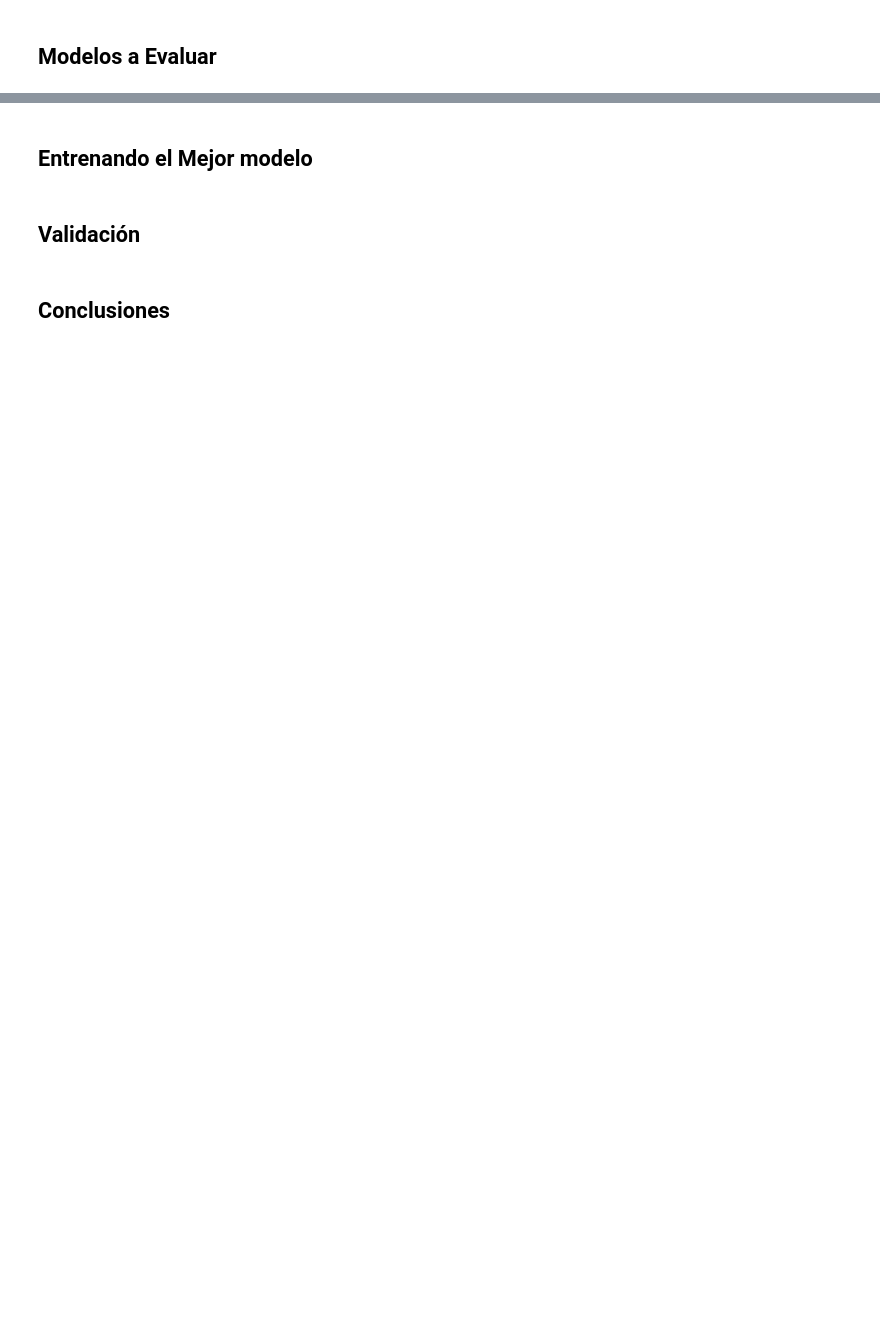
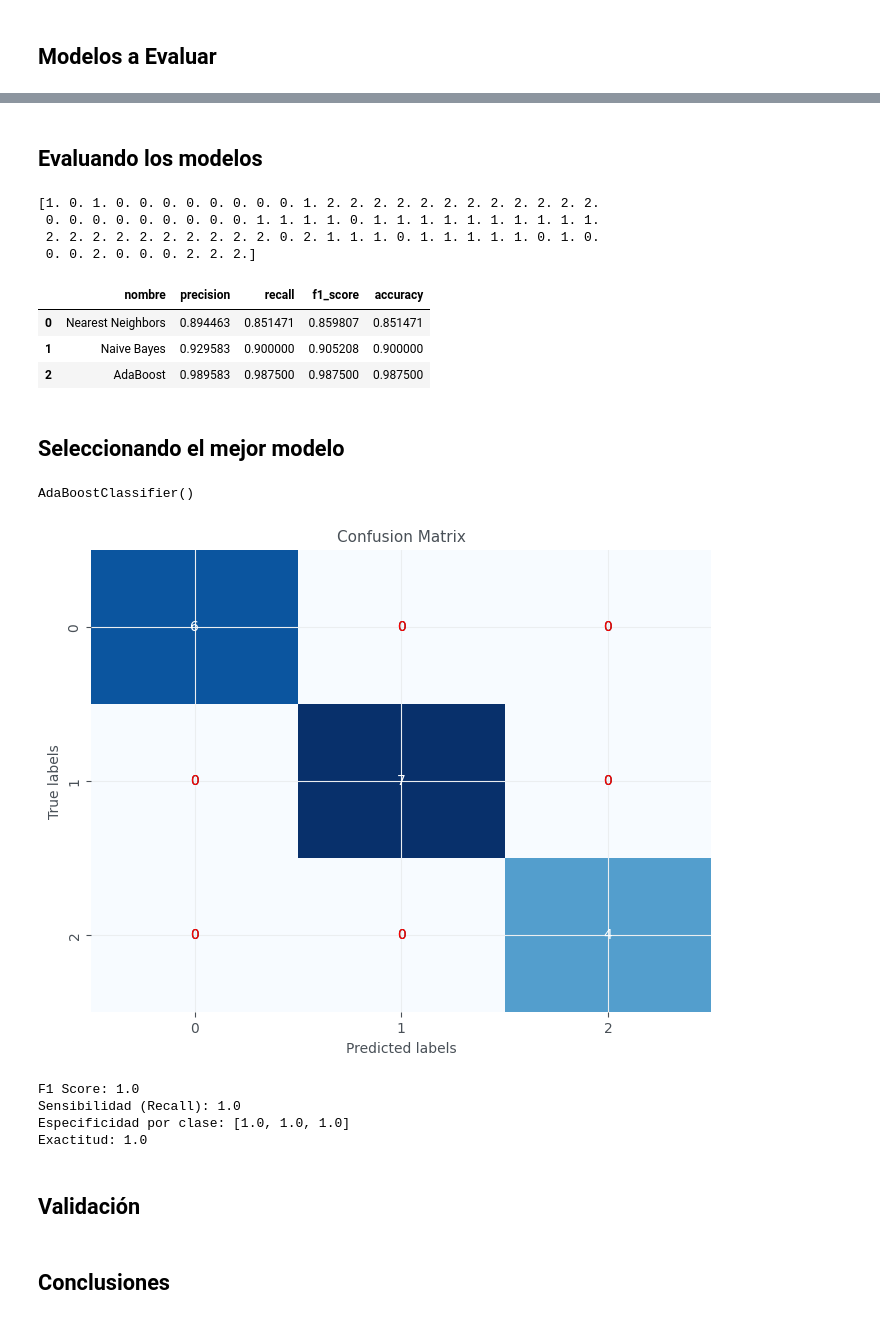
Before and after one commit to Ariana1998/cdsiPractica4, a Jupyter notebook: Notebook.ipynb, the cells around one changed output, grey strips where cells are left out. Cells and saved outputs as stored; diff of their text form; code cells hidden in the pictures; blank space fills up the shorter version.

```diff
--- a/Notebook.ipynb
+++ b/Notebook.ipynb
@@ -507,0 +584,18 @@ dtype: int64
+# %% [markdown]
+## Evaluando los modelos
+# %%
+from sklearn.preprocessing import OrdinalEncoder
+import numpy as np
+
+encoder = OrdinalEncoder(categories=[['Bajo', 'Moderado', 'Grave']])
+
+Y_2D = Y.values.reshape(-1, 1)
+data_encoded_2D = encoder.fit_transform(Y_2D)
+data_encoded = data_encoded_2D.ravel()
+
+print(data_encoded)
+# %% [output]
+[1. 0. 1. 0. 0. 0. 0. 0. 0. 0. 0. 1. 2. 2. 2. 2. 2. 2. 2. 2. 2. 2. 2. 2.
+ 0. 0. 0. 0. 0. 0. 0. 0. 0. 1. 1. 1. 1. 0. 1. 1. 1. 1. 1. 1. 1. 1. 1. 1.
+ 2. 2. 2. 2. 2. 2. 2. 2. 2. 2. 0. 2. 1. 1. 1. 0. 1. 1. 1. 1. 1. 0. 1. 0.
+ 0. 0. 2. 0. 0. 0. 2. 2. 2.]
@@ -508,5 +652,63 @@ dtype: int64
+# %%
+df_resultados
+# %% [output]
+|  | nombre | precision | recall | f1_score | accuracy |
+| 0 | Nearest Neighbors | 0.894463 | 0.851471 | 0.859807 | 0.851471 |
+| 1 | Naive Bayes | 0.929583 | 0.900000 | 0.905208 | 0.900000 |
+| 2 | AdaBoost | 0.989583 | 0.987500 | 0.987500 | 0.987500 |
 # %% [markdown]
-## Entrenando el Mejor modelo
+## Seleccionando el mejor modelo
+# %%
+X_train, X_test, y_train, y_test = train_test_split(X, data_encoded, test_size=0.2, random_state=42)
+model = AdaBoostClassifier()
+model.fit(X_train, y_train)
+# %% [output]
+AdaBoostClassifier()
+# %%
+# Obtener predicciones del modelo
+y_pred = model.predict(X_test)
+
+# Calcular la matriz de confusión multiclase
+conf_matrix = confusion_matrix(y_test, y_pred)
+
+# Calcular métricas adicionales
+f1 = f1_score(y_test, y_pred, average='weighted')
+sensibilidad = recall_score(y_test, y_pred, average='weighted')
+exactitud = accuracy_score(y_test, y_pred)
+
+# Calcular especificidad para cada clase
+especificidad = []
+for i in range(len(conf_matrix)):
+    true_negative = np.sum(np.delete(np.delete(conf_matrix, i, 0), i, 1))
+    total_negative = np.sum(np.delete(conf_matrix, i, 0))
+    especificidad.append(true_negative / total_negative)
+
+# Visualizar la matriz de confusión con un mapa de calor
+plt.figure(figsize=(8, 6))
+sns.heatmap(conf_matrix, annot=True, cmap="Blues", fmt="d", cbar=False)
+
+# Resaltar los valores donde el modelo se confundió
+for i in range(len(conf_matrix)):
+    for j in range(len(conf_matrix)):
+        if i != j:
+            plt.text(j + 0.5, i + 0.5, conf_matrix[i, j], ha="center", va="center", color="red")
+
+plt.xlabel('Predicted labels')
+plt.ylabel('True labels')
+plt.title('Confusion Matrix')
+plt.show()
+
+# Imprimir métricas
+print("F1 Score:", f1)
+print("Sensibilidad (Recall):", sensibilidad)
+print("Especificidad por clase:", especificidad)
+print("Exactitud:", exactitud)
+# %% [output]
+[figure, added]
+F1 Score: 1.0
+Sensibilidad (Recall): 1.0
+Especificidad por clase: [1.0, 1.0, 1.0]
+Exactitud: 1.0
 # %% [markdown]
 ## Validaci&oacute;n
 # %% [markdown]
```
Also changed, not shown: parts of 10 cells of this notebook, 2 other files.
